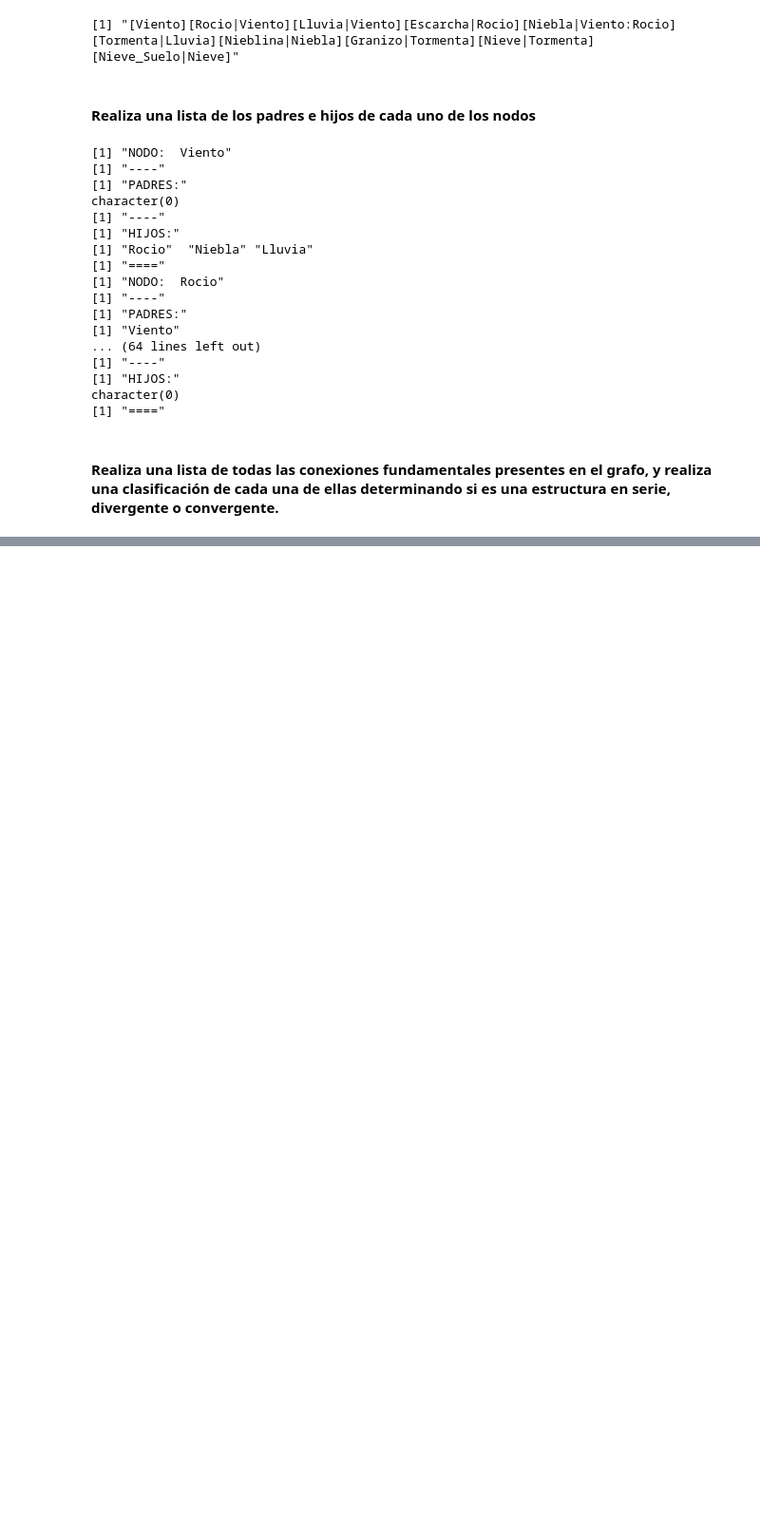
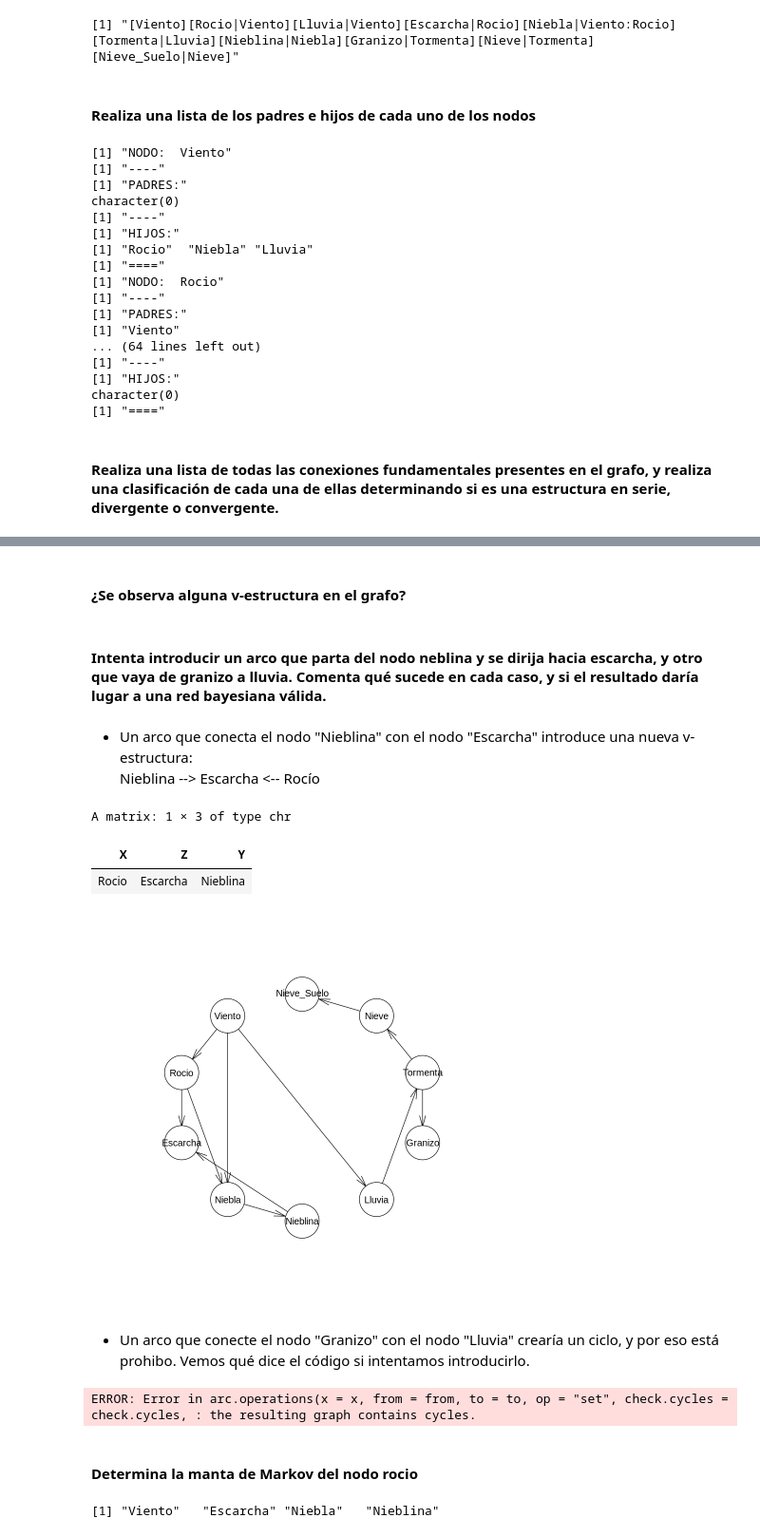
Before and after one commit to NTrevisani/DataScienceMaster, a Jupyter notebook: MachineLearning_2/PracticaRedesBayesianas/Tarea_Trevisani_Nicolo.ipynb, the cells around one changed output, grey strips where cells are left out. Shown: that part at 95% size. Saved outputs shown, nothing was run; the diff lists cells and outputs as text; code cells hidden in the pictures; blank space fills up the shorter version.

```diff
--- a/MachineLearning_2/PracticaRedesBayesianas/Tarea_Trevisani_Nicolo.ipynb
+++ b/MachineLearning_2/PracticaRedesBayesianas/Tarea_Trevisani_Nicolo.ipynb
@@ -132,0 +163,29 @@ A matrix: 10 × 2 of type chr
+# %% [markdown]
+#### ¿Se observa alguna v-estructura en el grafo?
+# %% [markdown]
+#### Intenta introducir un arco que parta del nodo neblina y se dirija hacia escarcha, y otro que vaya de granizo a lluvia. Comenta qué sucede en cada caso, y si el resultado daría lugar a una red bayesiana válida.
+# %% [markdown]
+- Un arco que conecta el nodo "Nieblina" con el nodo "Escarcha" introduce una nueva v-estructura: <br>
+    Nieblina --> Escarcha <-- Rocío
+# %%
+dag <- set.arc(dag, from = "Nieblina", to = "Escarcha")
+vstructs(dag)
+
+plot(dag)
+# %% [output]
+A matrix: 1 × 3 of type chr
+| X | Z | Y |
+| Rocio | Escarcha | Nieblina |
+[figure, added]
+# %% [markdown]
+- Un arco que conecte el nodo "Granizo" con el nodo "Lluvia" crearía un ciclo, y por eso está prohibo. Vemos qué dice el código si intentamos introducirlo.
+# %%
+dag <- set.arc(dag, from = "Granizo", to = "Lluvia")
+# %% [output]
+ERROR: Error in arc.operations(x = x, from = from, to = to, op = "set", check.cycles = check.cycles, : the resulting graph contains cycles.
+# %% [markdown]
+#### Determina la manta de Markov del nodo rocio
+# %%
+mb(dag, "Rocio")
+# %% [output]
+[1] "Viento"   "Escarcha" "Niebla"   "Nieblina"
```
Also changed, not shown: parts of 15 cells of this notebook, 2 other files.
